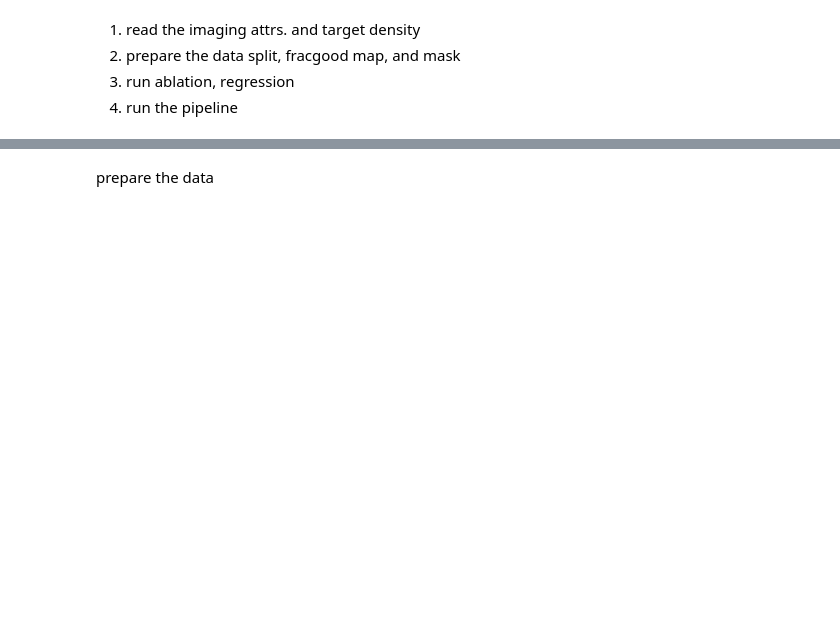
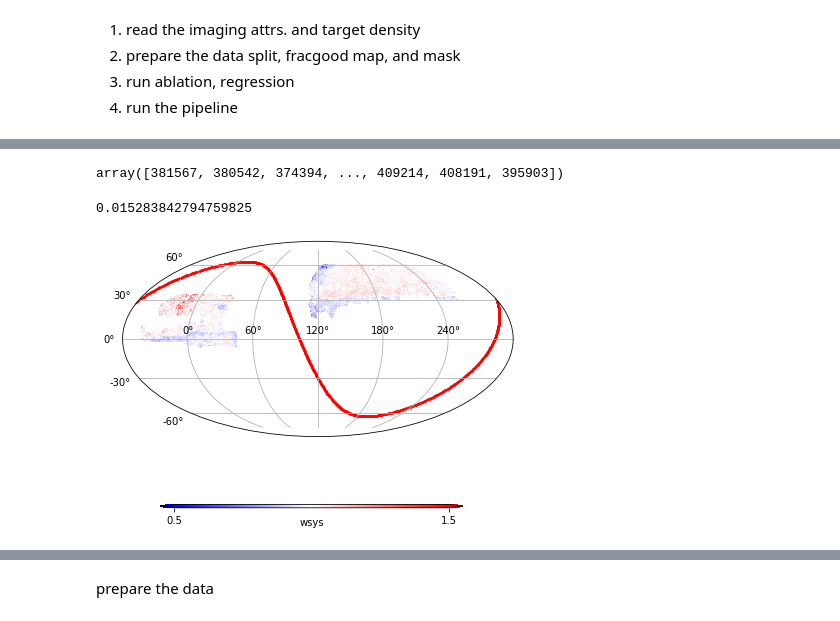
Before and after one commit to mehdirezaie/desisv, a Jupyter notebook: dr8_for_pauline.ipynb, the cells around one changed output, grey strips where cells are left out. Cells and saved outputs as stored; diff of their text form; code cells hidden in the pictures; blank space fills up the shorter version.

```diff
--- a/dr8_for_pauline.ipynb
+++ b/dr8_for_pauline.ipynb
@@ -18,0 +32,4 @@ camb is not installed!
+# %%
+data =
+# %%
+hpix = ut.radec2hpix(256, data['RA'], data['DEC'])
@@ -18,0 +40,12 @@ camb is not installed!
+# %%
+mask = np.isnan(wmap_t[hpix])
+# %%
+hpix[mask]
+# %% [output]
+array([381567, 380542, 374394, ..., 409214, 408191, 395903])
+# %%
+wmap_t[hpix[mask]] = 1.0
+# %%
+1393/ data.size
+# %% [output]
+0.015283842794759825
@@ -18,0 +54,4 @@ camb is not installed!
+# %%
+mollview(wmap_t, vmin=0.5, vmax=1.5, unit='wsys', colorbar=True)
+# %% [output]
+[figure, added]
```
Also changed, not shown: parts of 36 cells of this notebook, 3 other files.
